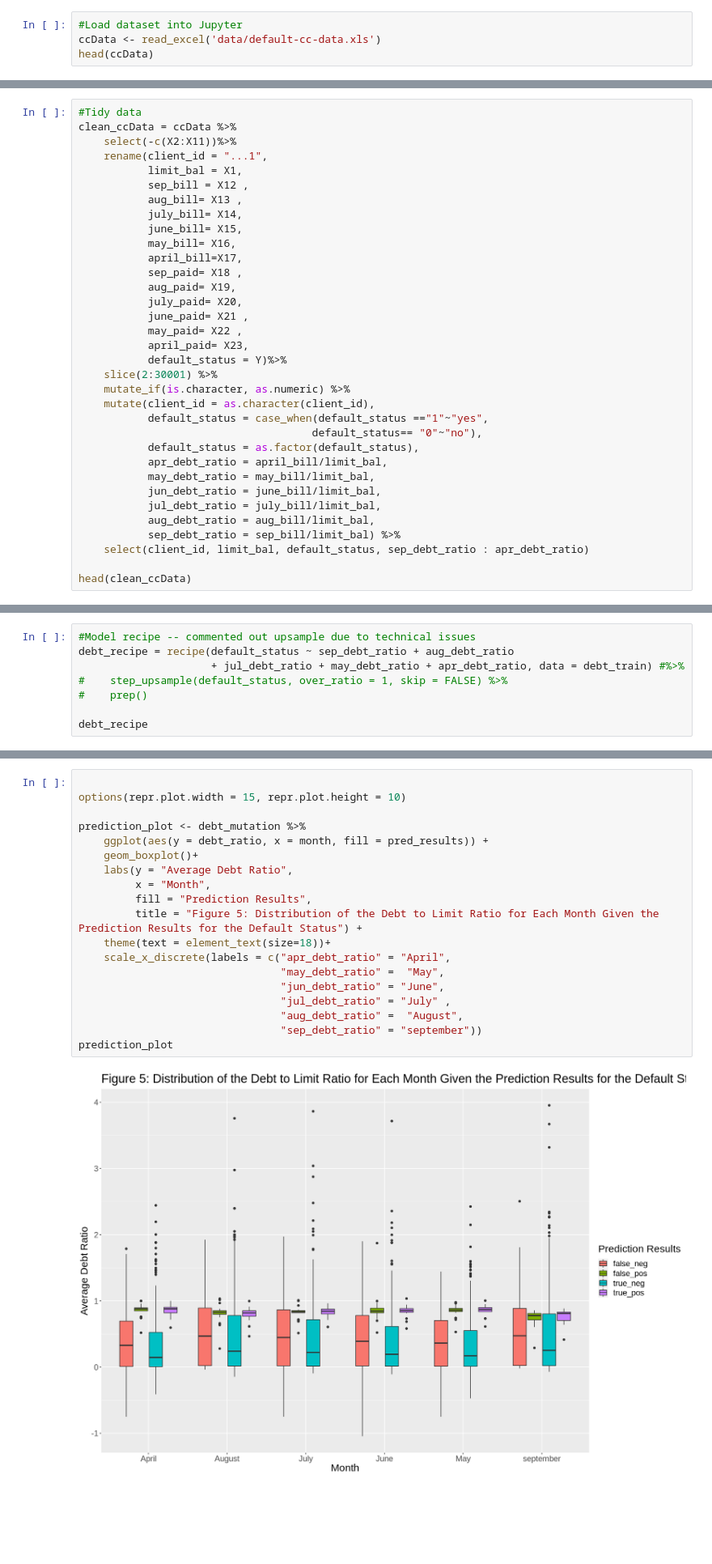
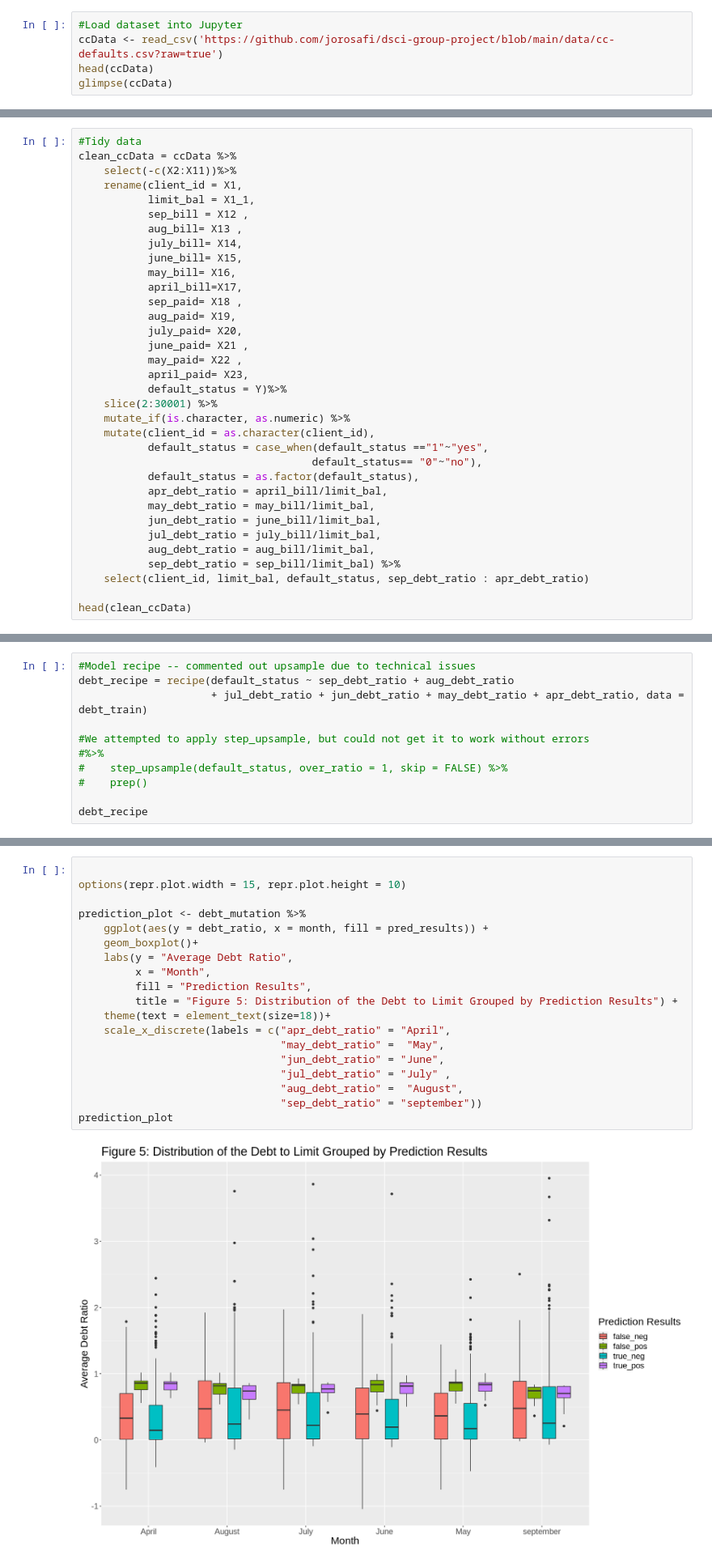
Before and after one commit to jorosafi/dsci-group-project, a Jupyter notebook: edits-final-report.ipynb, the cells around one changed output, grey strips where cells are left out. Shown at 81% size. Saved outputs shown, nothing was run; the diff lists cells and outputs as text; blank space fills up the shorter version.

```diff
--- a/edits-final-report.ipynb
+++ b/edits-final-report.ipynb
@@ -39,6 +39,7 @@ To ensure that our dataset is viable to use to create a prediction model, we use
 Finally, we split the data into training and testing sets so we can properly analyze, train and test the model without having the testing set influence the results.
 # %%
 #Load dataset into Jupyter
-ccData <- read_excel('data/default-cc-data.xls')
+ccData <- read_csv('https://github.com/jorosafi/dsci-group-project/blob/main/data/cc-defaults.csv?raw=true')
 head(ccData)
+glimpse(ccData)
 # %% [output]
@@ -57,8 +83,8 @@ A tibble: 6 × 25
 #Tidy data
 clean_ccData = ccData %>%
     select(-c(X2:X11))%>%
-    rename(client_id = "...1",
-           limit_bal = X1,
+    rename(client_id = X1,
+           limit_bal = X1_1,
            sep_bill = X12 ,
            aug_bill= X13 ,
            july_bill= X14,
@@ -262,7 +288,10 @@ Our model specification uses a knn-nearest neighbours classification model with
 # %%
 #Model recipe -- commented out upsample due to technical issues
 debt_recipe = recipe(default_status ~ sep_debt_ratio + aug_debt_ratio
-                     + jul_debt_ratio + may_debt_ratio + apr_debt_ratio, data = debt_train) #%>%
+                     + jul_debt_ratio + jun_debt_ratio + may_debt_ratio + apr_debt_ratio, data = debt_train)
+
+#We attempted to apply step_upsample, but could not get it to work without errors
+#%>%
 #    step_upsample(default_status, over_ratio = 1, skip = FALSE) %>%
 #    prep()
 
@@ -421,24 +450,24 @@ A tibble: 6 × 7
 # %%
 
 options(repr.plot.width = 15, repr.plot.height = 10)
 
 prediction_plot <- debt_mutation %>%
     ggplot(aes(y = debt_ratio, x = month, fill = pred_results)) +
     geom_boxplot()+
     labs(y = "Average Debt Ratio",
          x = "Month",
          fill = "Prediction Results",
-         title = "Figure 5: Distribution of the Debt to Limit Ratio for Each Month Given the Prediction Results for the Default Status") +
+         title = "Figure 5: Distribution of the Debt to Limit Grouped by Prediction Results") +
     theme(text = element_text(size=18))+
     scale_x_discrete(labels = c("apr_debt_ratio" = "April",
                                 "may_debt_ratio" =  "May",
                                 "jun_debt_ratio" = "June",
                                 "jul_debt_ratio" = "July" ,
                                 "aug_debt_ratio" =  "August",
                                 "sep_debt_ratio" = "september"))
 prediction_plot
 # %% [output]
-[figure, old version]
+[figure, new version]
 # %% [markdown]
 ## Analysis
 
```
Also changed, not shown: parts of 11 cells of this notebook.
